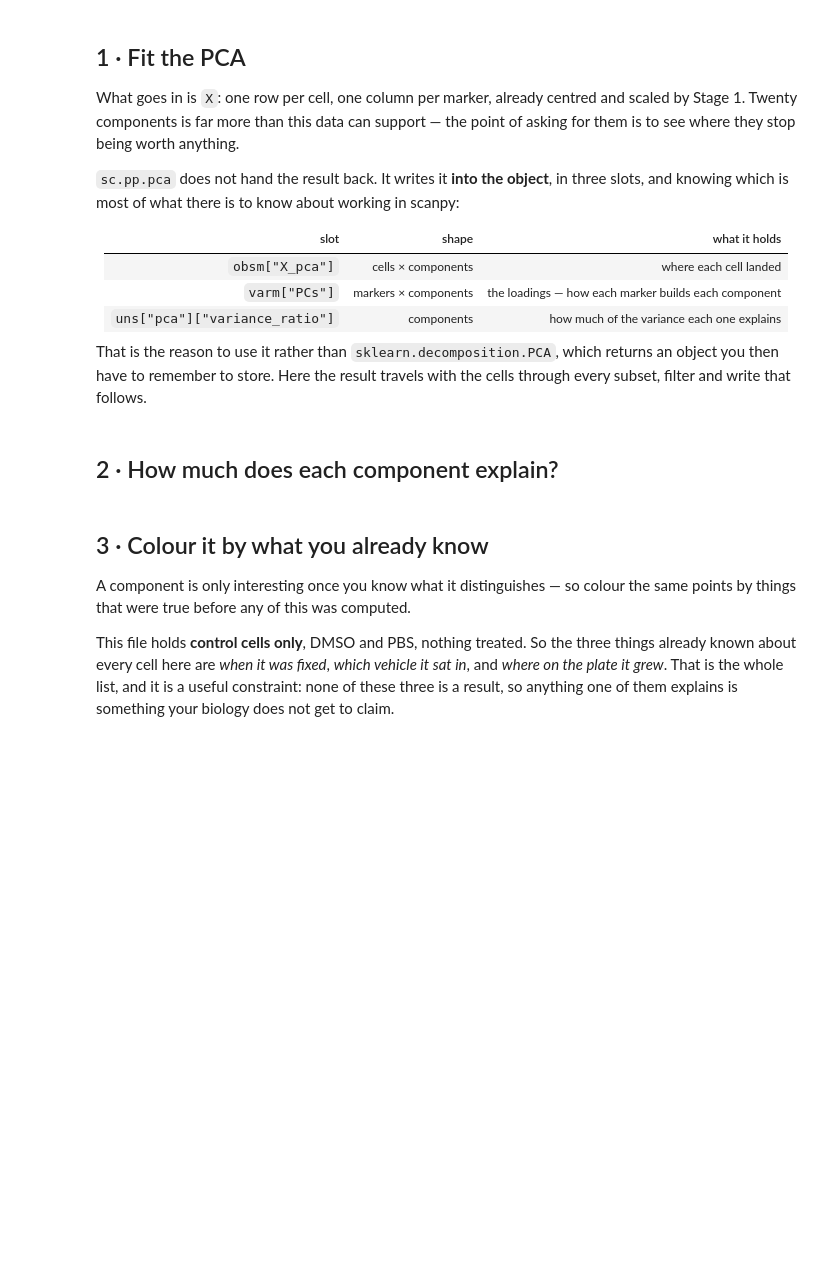
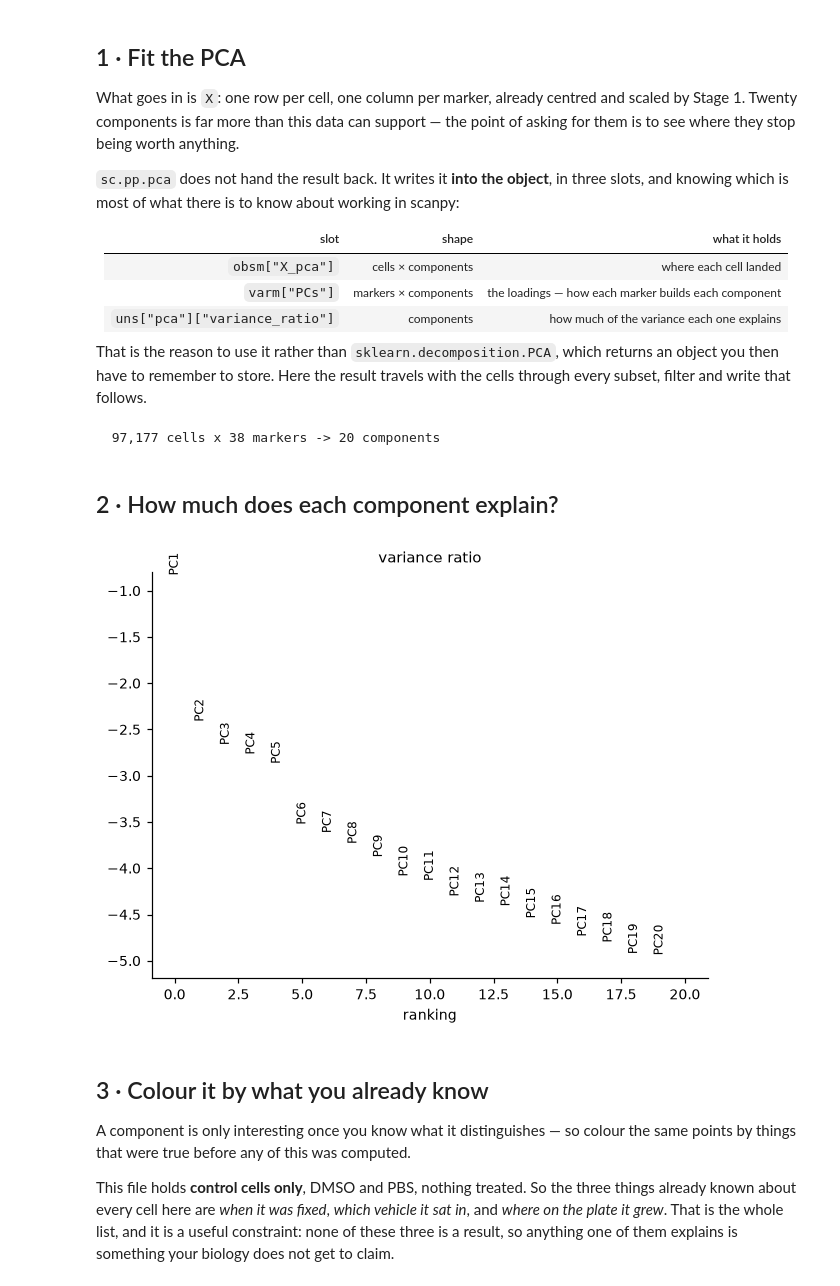
Before and after one commit to LiberaliLab/Multicellular-Systems-2026, a Jupyter notebook: book/part3_analysis/2_controls/06_pca.ipynb, the cells around one changed output. Saved outputs shown, nothing was run; the diff lists cells and outputs as text; code cells hidden in the pictures; blank space fills up the shorter version.

```diff
--- a/book/part3_analysis/2_controls/06_pca.ipynb
+++ b/book/part3_analysis/2_controls/06_pca.ipynb
@@ -73,9 +76,10 @@ That is the reason to use it rather than `sklearn.decomposition.PCA`, which retu
 object you then have to remember to store. Here the result travels with the cells through
 every subset, filter and write that follows.
 # %%
-matrix = np.asarray(cells.X)
 sc.pp.pca(cells, n_comps=20, random_state=0)
 coords = cells.obsm["X_pca"]
 print(f"  {cells.n_obs:,} cells x {cells.n_vars} markers -> {coords.shape[1]} components")
+# %% [output]
+  97,177 cells x 38 markers -> 20 components
 # %% [markdown]
 ## 2 · How much does each component explain?
@@ -94,3 +86,7 @@ print(f"  PC1 {100*variance.iloc[0]:.1f}%   PC1-2 {100*variance[:2].sum():.1f}%
+# %%
+sc.pl.pca_variance_ratio(cells, n_pcs=20, log=True)
+# %% [output]
+[figure, added]
 # %% [markdown]
 ## 3 · Colour it by what you already know
 
```
Also changed, not shown: parts of 17 cells of this notebook.
